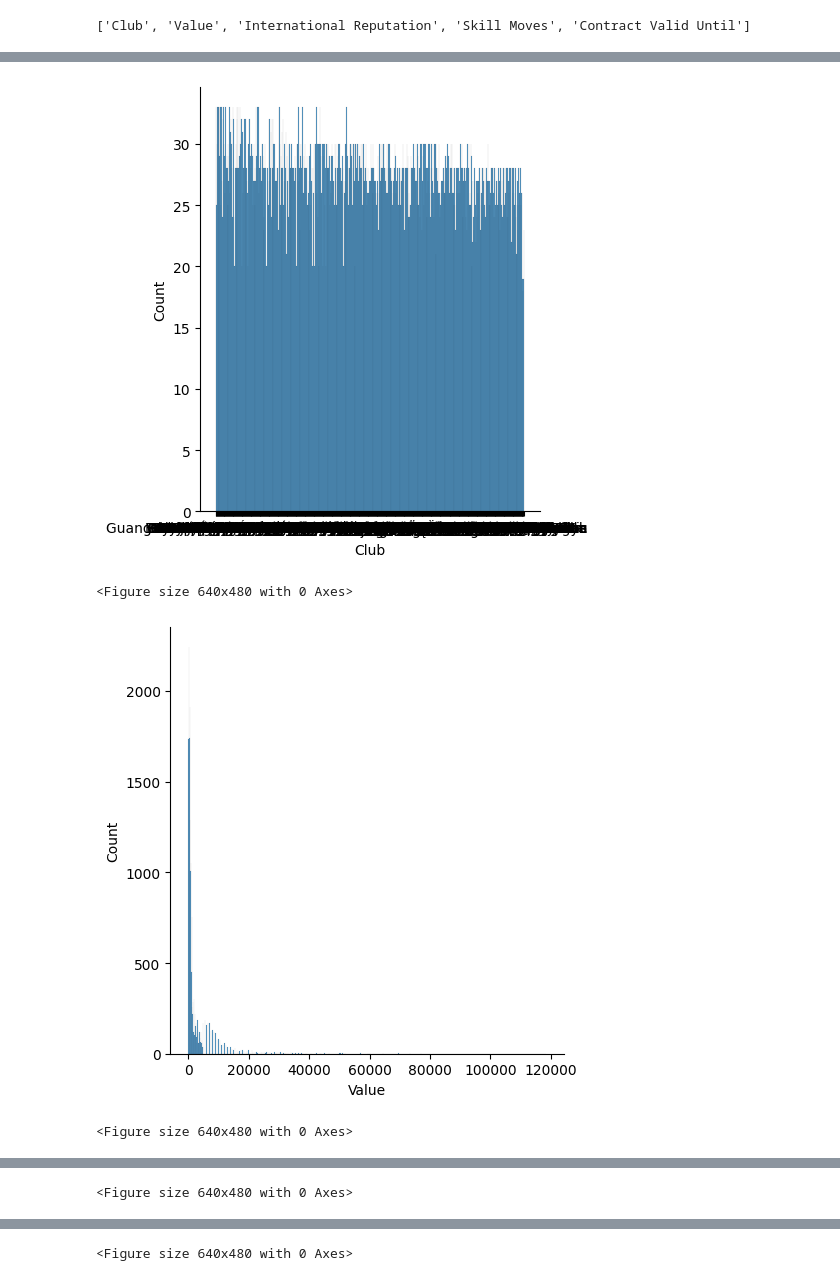
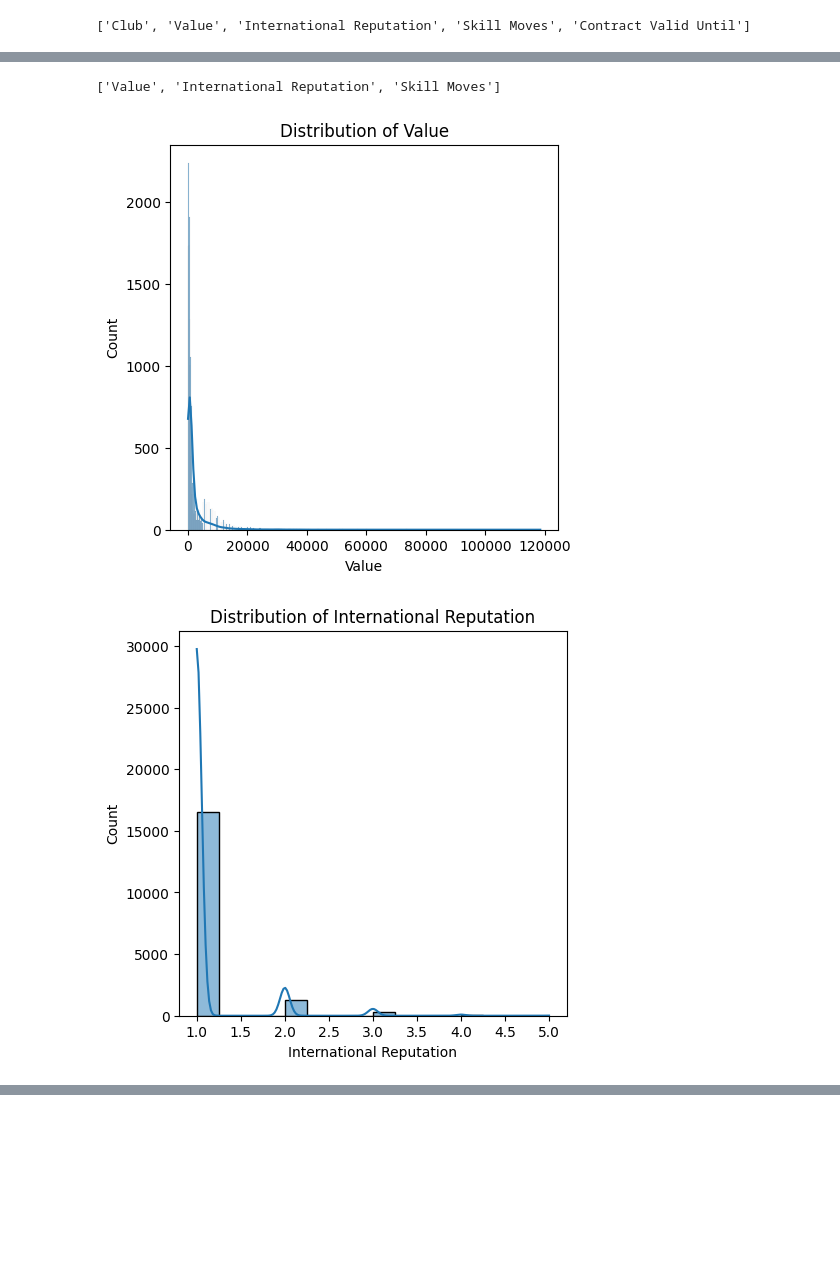
Before and after one commit to 1404Samyak/DAI-101_Assignment, a Jupyter notebook: EDAass.ipynb, the cells around one changed output, grey strips where cells are left out. Cells and saved outputs as stored; diff of their text form; code cells hidden in the pictures; blank space fills up the shorter version.

Commit message:
missing values handles

```diff
--- a/EDAass.ipynb
+++ b/EDAass.ipynb
@@ -49,3 +69,13 @@ Height                        0
 Weight                        0
 Release Clause                0
 dtype: int64
+# %%
+categorical_columns=[]
+numerical_columns=[]
+for column in data.columns:
+    if(data[column].dtype=='object'):
+        categorical_columns.append(column)
+    else:
+        numerical_columns.append(column)
+print("The categorical columns are : ",categorical_columns)
+print("The numerical columns are : ",numerical_columns)
@@ -59,0 +95,5 @@ print(nan_columns)
+# %%
+for column in categorical_columns:
+    if(column in nan_columns):
+        data[column]=data[column].fillna(data[column].mode()[0])
+        nan_columns.remove(column)
@@ -60,9 +122,14 @@ print(nan_columns)
+# %%
+print(nan_columns)
+#Remaining columns are numerical columns only so we will replace by mean/median
+# %% [output]
+['Value', 'International Reputation', 'Skill Moves']
 # %%
 for column in nan_columns:
-    sns.displot(data[column])
-    plt.figure()
+    plt.figure(figsize=(5,5))
+    sns.histplot(data[column], kde=True)
+    plt.title(f"Distribution of {column}")
+    plt.show()
 # %% [output]
-[figure, old version]
+[figure, new version]
-<Figure size 640x480 with 0 Axes>
-[figure, old version]
+[figure, new version]
-<Figure size 640x480 with 0 Axes>
@@ -70 +136,0 @@ for column in nan_columns:
-<Figure size 640x480 with 0 Axes>
@@ -72 +136,0 @@ for column in nan_columns:
-<Figure size 640x480 with 0 Axes>
```
Also changed, not shown: parts of 8 cells of this notebook.
